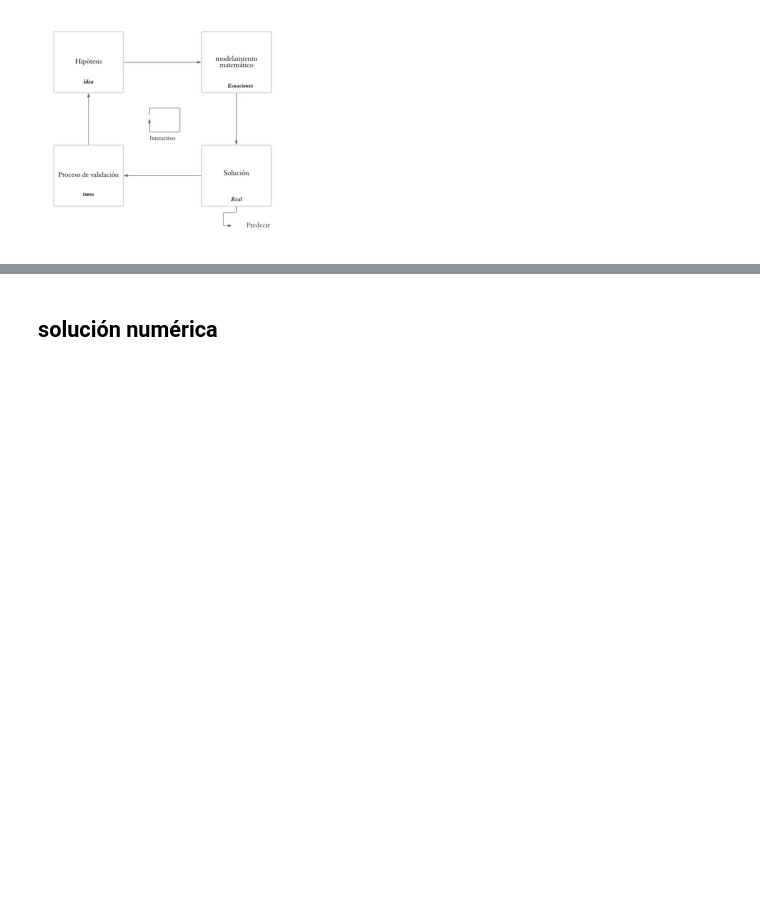
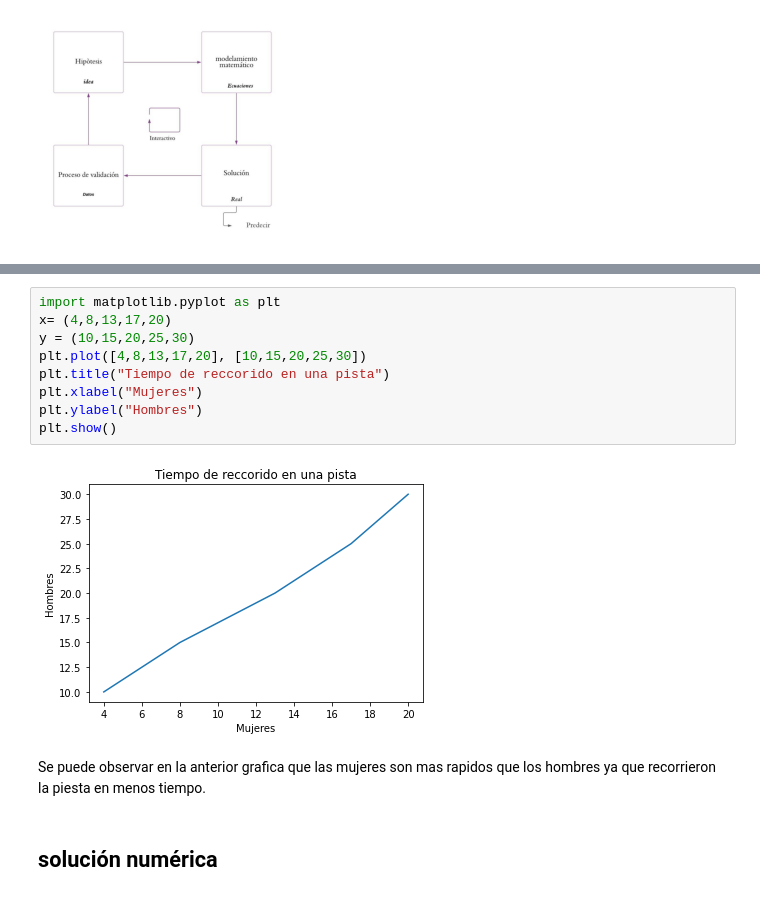
Before and after one commit to luisa0812/PARCIAL, a Jupyter notebook: PARCIAL1ERCORTE.ipynb, the cells around one changed output, grey strips where cells are left out. Drawn from its saved outputs; the diff is of its cells as text; blank space fills up the shorter version.

```diff
--- a/PARCIAL1ERCORTE.ipynb
+++ b/PARCIAL1ERCORTE.ipynb
@@ -53,3 +50,16 @@ plt.axis("off");
+# %%
+import matplotlib.pyplot as plt
+x= (4,8,13,17,20)
+y = (10,15,20,25,30)
+plt.plot([4,8,13,17,20], [10,15,20,25,30])
+plt.title("Tiempo de reccorido en una pista")
+plt.xlabel("Mujeres")
+plt.ylabel("Hombres")
+plt.show()
+# %% [output]
+[figure, added]
+# %% [markdown]
+Se puede observar en la anterior grafica que las mujeres son mas rapidos que los hombres ya que recorrieron la piesta en menos tiempo.
 # %% [markdown]
 ## solución numérica
 # %%
```
Also changed, not shown: parts of 46 cells of this notebook.
